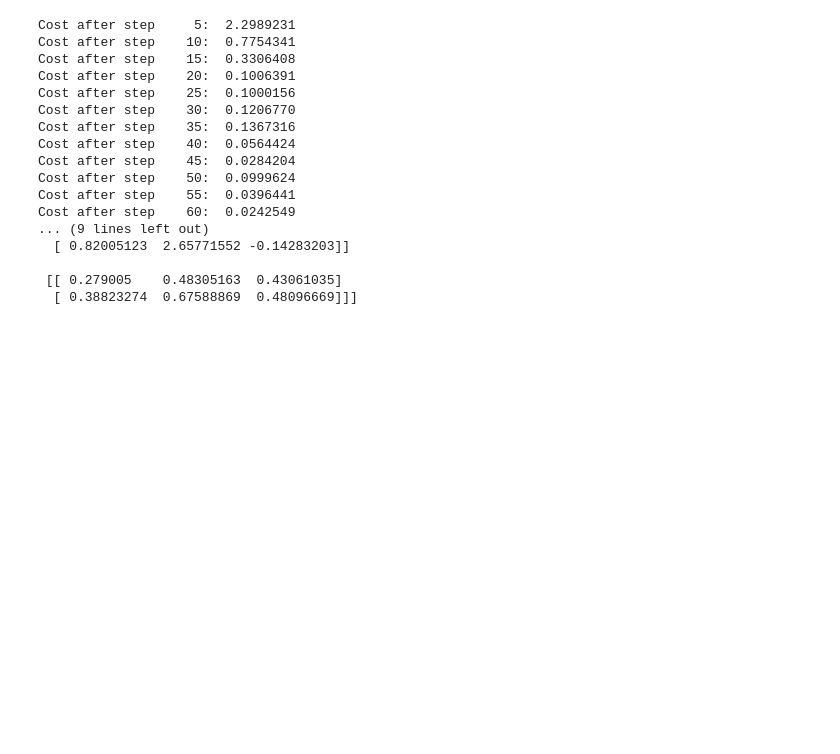
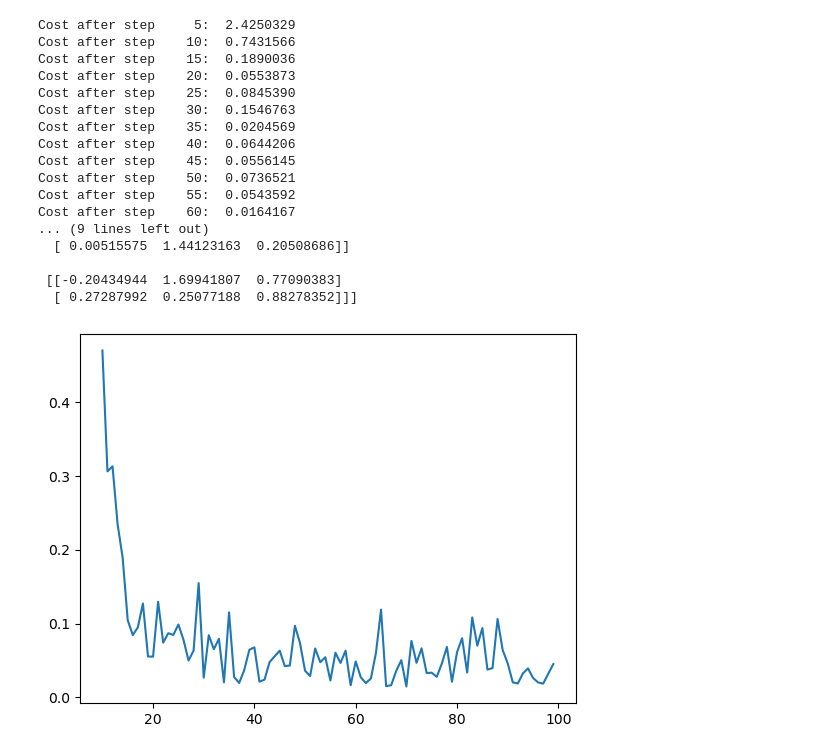
Before and after one commit to HangmingZhang/Quantum-Error-Mitigation-via-Z-mixed-state-Expression-of-the-Pauli-Channel, a Jupyter notebook: qml-task-test.ipynb, the cells around one changed output. Cells and saved outputs as stored; diff of their text form; code cells hidden in the pictures; blank space fills up the shorter version.

```diff
--- a/qml-task-test.ipynb
+++ b/qml-task-test.ipynb
@@ -15,46 +15,59 @@ nqubitschannel = qem.NqubitsChannel(n_qubits, pauli_set_of_n_qubits)
 
 nqubitspaulichannel = nqubitschannel.nqubitsrandompaulichannel(p_identity=0.85)
 nqubitsdepolarizingchannel = nqubitschannel.nqubitsdepolarizingchannel(0.9)
 
 @qml.qnode(qml.device('default.mixed', wires=n_qubits))
 def train_cir_without_qem(parameters):
     qml.StronglyEntanglingLayers(weights=parameters, wires=range(2))
     qml.QubitChannel(nqubitsdepolarizingchannel, wires=[0, 1])
     qml.QubitChannel(nqubitspaulichannel, wires=[0, 1])
     return qml.expval(qml.PauliZ(0)@qml.PauliZ(1))
 
 shape = qml.StronglyEntanglingLayers.shape(n_layers=2, n_wires=2)
 weights = np.random.random(size=shape)
 
 def cost(x):
     return (train_cir_without_qem(x) - (-1)) ** 2
 
 opt = qml.GradientDescentOptimizer(stepsize=0.1)
 steps = 100
 params = weights
+loss = []
 
 for i in range(steps):
     nqubitspaulichannel = nqubitschannel.nqubitsrandompaulichannel(p_identity=0.85)
     params = opt.step(cost, params)
     if (i + 1) % 5 == 0:
         print("Cost after step {:5d}: {: .7f}".format(i + 1, cost(params)))
+    loss.append(cost(params))
 print("Optimized rotation angles: {}".format(params))
+
+# When simulating a complex scenario of time-varying noise channels,
+# it can be observed that the descent of the Loss function is relatively unstable
+# in the absence of error mitigation techniques.
+
+import matplotlib.pyplot as plt
+x = [i for i in range(10, 100)]
+y = loss[10:]
+plt.plot(x, y)
+plt.show()
 # %% [output]
-Cost after step     5:  2.2989231
-Cost after step    10:  0.7754341
-Cost after step    15:  0.3306408
-Cost after step    20:  0.1006391
-Cost after step    25:  0.1000156
-Cost after step    30:  0.1206770
-Cost after step    35:  0.1367316
-Cost after step    40:  0.0564424
-Cost after step    45:  0.0284204
-Cost after step    50:  0.0999624
-Cost after step    55:  0.0396441
-Cost after step    60:  0.0242549
+Cost after step     5:  2.4250329
+Cost after step    10:  0.7431566
+Cost after step    15:  0.1890036
+Cost after step    20:  0.0553873
+Cost after step    25:  0.0845390
+Cost after step    30:  0.1546763
+Cost after step    35:  0.0204569
+Cost after step    40:  0.0644206
+Cost after step    45:  0.0556145
+Cost after step    50:  0.0736521
+Cost after step    55:  0.0543592
+Cost after step    60:  0.0164167
 ... (9 lines left out)
-  [ 0.82005123  2.65771552 -0.14283203]]
+  [ 0.00515575  1.44123163  0.20508686]]
 
- [[ 0.279005    0.48305163  0.43061035]
-  [ 0.38823274  0.67588869  0.48096669]]]
+ [[-0.20434944  1.69941807  0.77090383]
+  [ 0.27287992  0.25077188  0.88278352]]]
+[figure, added]
 # %%
```
Also changed, not shown: parts of 3 cells of this notebook.
